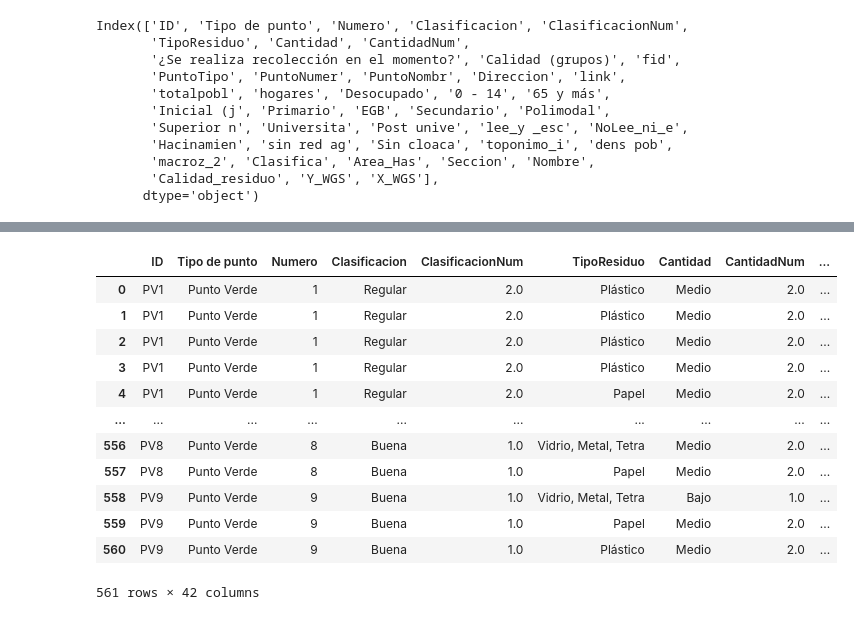
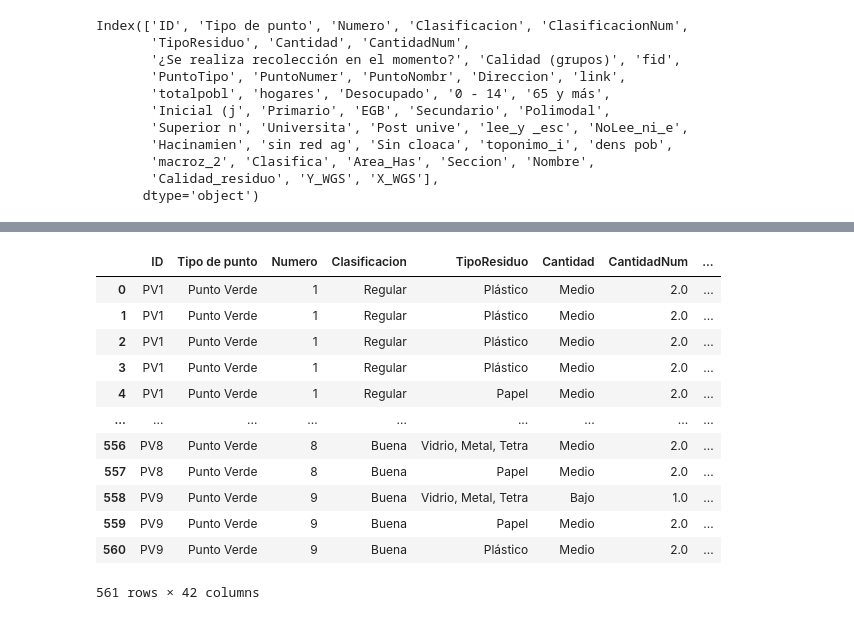
Before and after one commit to GerardoGrana/DHdatascienceG8, a Jupyter notebook: Desafio_3.ipynb, the cells around one changed output, grey strips where cells are left out. Cells and saved outputs as stored; diff of their text form; code cells hidden in the pictures.

```diff
--- a/Desafio_3.ipynb
+++ b/Desafio_3.ipynb
@@ -131,0 +136,5 @@ df_final['CantidadNum'] = df_final['CantidadNum'].str.replace(",", ".").astype(f
+# %%
+#Hacemos un cambio de los valores de ClasificacionNum
+eq = {1.0 : 3.0, 3.0 : 1.0, 2.0 : 2.0}
+df_final['ClasificacionNum2'] = df_final['ClasificacionNum'].map(eq)
+df_final
@@ -131,0 +155,2 @@ df_final['CantidadNum'] = df_final['CantidadNum'].str.replace(",", ".").astype(f
+# %%
+df_final.drop(['ClasificacionNum'], axis=1, inplace= True)
@@ -132,19 +173,19 @@ df_final['CantidadNum'] = df_final['CantidadNum'].str.replace(",", ".").astype(f
 # %%
-df_final['target'] = df_final['ClasificacionNum'] + df_final['CantidadNum']
+df_final['target'] = df_final['ClasificacionNum2'] + df_final['CantidadNum']
 df_final
 # %% [output]
-|  | ID | Tipo de punto | Numero | Clasificacion | ClasificacionNum | TipoResiduo | Cantidad | CantidadNum | ... |
-| 0 | PV1 | Punto Verde | 1 | Regular | 2.0 | Plástico | Medio | 2.0 | ... |
-| 1 | PV1 | Punto Verde | 1 | Regular | 2.0 | Plástico | Medio | 2.0 | ... |
-| 2 | PV1 | Punto Verde | 1 | Regular | 2.0 | Plástico | Medio | 2.0 | ... |
-| 3 | PV1 | Punto Verde | 1 | Regular | 2.0 | Plástico | Medio | 2.0 | ... |
-| 4 | PV1 | Punto Verde | 1 | Regular | 2.0 | Papel | Medio | 2.0 | ... |
-| ... | ... | ... | ... | ... | ... | ... | ... | ... | ... |
-| 556 | PV8 | Punto Verde | 8 | Buena | 1.0 | Vidrio, Metal, Tetra | Medio | 2.0 | ... |
-| 557 | PV8 | Punto Verde | 8 | Buena | 1.0 | Papel | Medio | 2.0 | ... |
-| 558 | PV9 | Punto Verde | 9 | Buena | 1.0 | Vidrio, Metal, Tetra | Bajo | 1.0 | ... |
-| 559 | PV9 | Punto Verde | 9 | Buena | 1.0 | Papel | Medio | 2.0 | ... |
-| 560 | PV9 | Punto Verde | 9 | Buena | 1.0 | Plástico | Medio | 2.0 | ... |
+|  | ID | Tipo de punto | Numero | Clasificacion | TipoResiduo | Cantidad | CantidadNum | ... |
+| 0 | PV1 | Punto Verde | 1 | Regular | Plástico | Medio | 2.0 | ... |
+| 1 | PV1 | Punto Verde | 1 | Regular | Plástico | Medio | 2.0 | ... |
+| 2 | PV1 | Punto Verde | 1 | Regular | Plástico | Medio | 2.0 | ... |
+| 3 | PV1 | Punto Verde | 1 | Regular | Plástico | Medio | 2.0 | ... |
+| 4 | PV1 | Punto Verde | 1 | Regular | Papel | Medio | 2.0 | ... |
+| ... | ... | ... | ... | ... | ... | ... | ... | ... |
+| 556 | PV8 | Punto Verde | 8 | Buena | Vidrio, Metal, Tetra | Medio | 2.0 | ... |
+| 557 | PV8 | Punto Verde | 8 | Buena | Papel | Medio | 2.0 | ... |
+| 558 | PV9 | Punto Verde | 9 | Buena | Vidrio, Metal, Tetra | Bajo | 1.0 | ... |
+| 559 | PV9 | Punto Verde | 9 | Buena | Papel | Medio | 2.0 | ... |
+| 560 | PV9 | Punto Verde | 9 | Buena | Plástico | Medio | 2.0 | ... |
 561 rows × 42 columns
 # %%
 #Ya tenemos el target, podemos eliminar las columnas 'ClasificacionNum' y 'CantidadNum'
```
Also changed, not shown: parts of 8 cells of this notebook.
